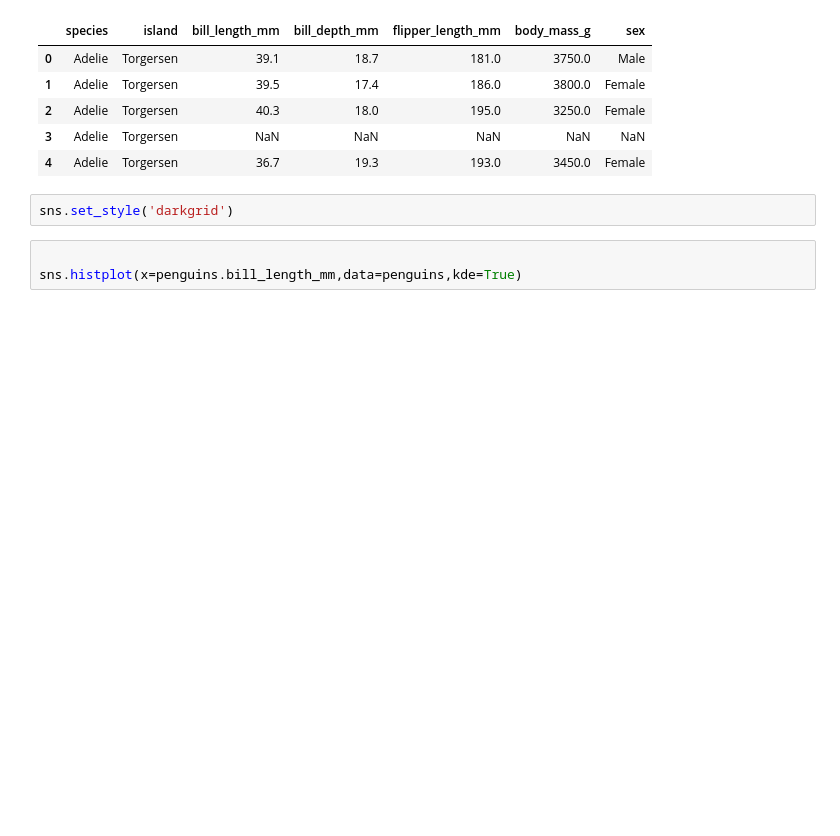
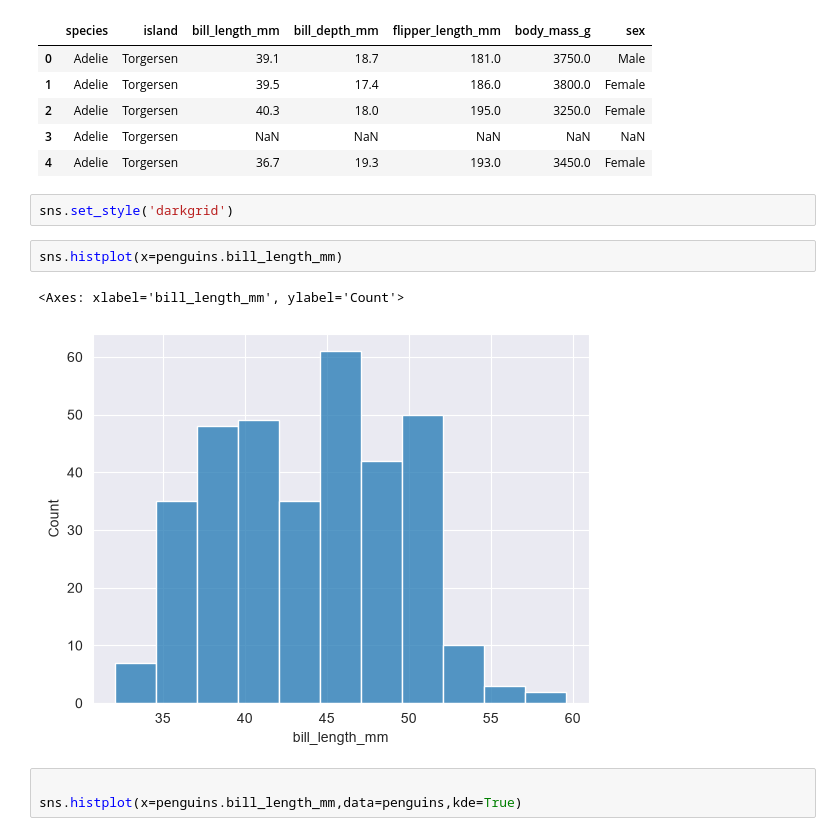
Before and after one commit to khushbu9119/Seaborn, a Jupyter notebook: practice.ipynb, the cells around one changed output. Saved outputs shown, nothing was run; the diff lists cells and outputs as text; blank space fills up the shorter version.

Commit message:
histplot

```diff
--- a/practice.ipynb
+++ b/practice.ipynb
@@ -102,6 +102,11 @@ penguins.head()
 | 4 | Adelie | Torgersen | 36.7 | 19.3 | 193.0 | 3450.0 | Female |
 # %%
 sns.set_style('darkgrid')
+# %%
+sns.histplot(x=penguins.bill_length_mm)
+# %% [output]
+<Axes: xlabel='bill_length_mm', ylabel='Count'>
+[figure, added]
 # %%
 
 sns.histplot(x=penguins.bill_length_mm,data=penguins,kde=True)
```
